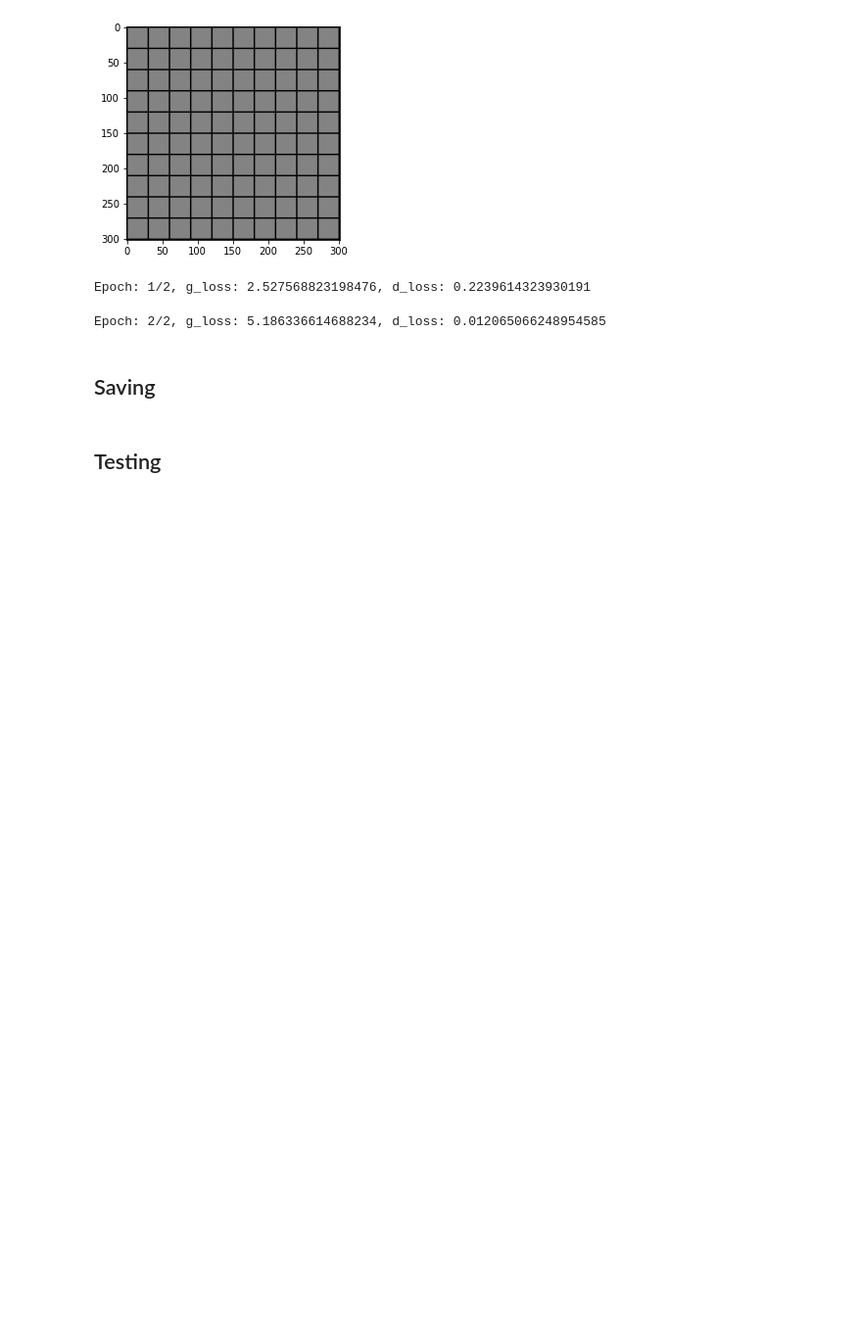
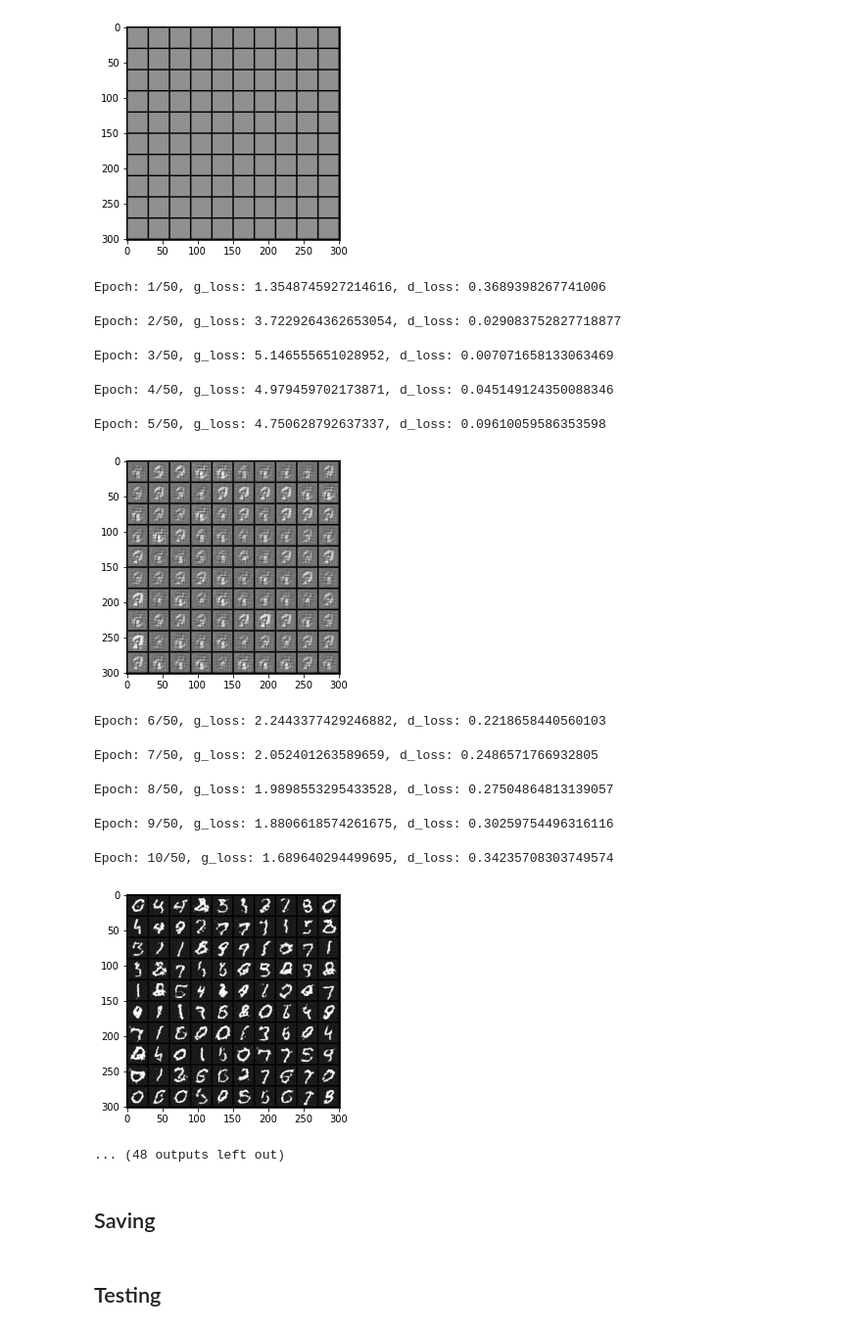
Before and after one commit to omargup/deep_convolutional_gan, a Jupyter notebook: convolutional_gan.ipynb, the cells around one changed output. Shown at 98% size. Cells and saved outputs as stored; diff of their text form; code cells hidden in the pictures; blank space fills up the shorter version.

```diff
--- a/convolutional_gan.ipynb
+++ b/convolutional_gan.ipynb
@@ -125,18 +125,17 @@ plt.show()
 ## Training
 # %%
 #Parameters and hyperparameters
-epochs = 2
+epochs = 50
 latent_size = 64
 lr = 2e-4
 betas=(0.5, 0.999)
-hidden_channels = 64
 image_channels = 1
 # %%
 generator = Generator(input_channels = latent_size,
                       output_channels = image_channels,
-                      hidden_channels = hidden_channels).to(device)
+                      hidden_channels = 64).to(device)
 discriminator = Discriminator(input_channels = image_channels,
-                              hidden_channels = hidden_channels).to(device)
+                              hidden_channels = 16).to(device)
 
 generator = generator.apply(init_weights)
 discriminator = discriminator.apply(init_weights)
@@ -175,7 +174,7 @@ def save_fake_images(idx, test_noise, file_path):
     save_image(fake_img_grid, os.path.join(file_path, file_name))
 
 
-test_noise = test_noise = torch.randn([batch_size, latent_size, 1, 1], device=device)
+test_noise = torch.randn([batch_size, latent_size, 1, 1], device=device)
 # test_noise: [batch_size, channels=latent_size, width=1, height=1]
 idx = 0
 
@@ -204,7 +203,7 @@ for epoch in range(1, epochs+1):
         d_loss_real = criterion(pred_real, target_real)
 
         # Loss for fake images
-        noise_vector = noise_vector = torch.randn([batch_size, latent_size, 1, 1], device=device)
+        noise_vector = torch.randn([real_img.shape[0], latent_size, 1, 1], device=device)
         fake_img = generator(noise_vector)
         pred_fake = discriminator(fake_img.detach())
         target_fake = torch.zeros_like(pred_fake)
@@ -222,36 +221,47 @@ for epoch in range(1, epochs+1):
         #             Generator            #
         ####################################
         generator.train()
 
         # Loss for fake images
-        noise_vector = noise_vector = torch.randn([batch_size, latent_size, 1, 1], device=device)
+        noise_vector = torch.randn([real_img.shape[0], latent_size, 1, 1], device=device)
         fake_img = generator(noise_vector)
         pred = discriminator(fake_img)
         target = torch.ones_like(pred).to(device)
         g_loss = criterion(pred, target)
 
         # Backprop and optimize
         g_optimizer.zero_grad()
         #d_optimizer.zero_grad()
         g_loss.backward()
         g_optimizer.step()
 
         # Stats
         mean_d_loss += d_loss.item() / len(train_loader)
         mean_g_loss += g_loss.item() / len(train_loader)
 
     save_fake_images(epoch, test_noise, images_path)
 
     # Verbose
     print(f"Epoch: {epoch}/{epochs}, g_loss: {mean_g_loss}, d_loss: {mean_d_loss}")
 
     # Visualization
     if (epoch % 5) == 0:
-        img = plt.imread(os.path.join(output_dir, "fake_images-{0:0=4d}.png".format(epoch)))
+        img = plt.imread(os.path.join(images_path, "fake_images-{0:0=4d}.png".format(epoch)))
         plt.imshow(img, cmap='gray')
         plt.show()
 # %% [output]
-Epoch: 1/2, g_loss: 2.527568823198476, d_loss: 0.2239614323930191
+Epoch: 1/50, g_loss: 1.3548745927214616, d_loss: 0.3689398267741006
-Epoch: 2/2, g_loss: 5.186336614688234, d_loss: 0.012065066248954585
+Epoch: 2/50, g_loss: 3.7229264362653054, d_loss: 0.029083752827718877
+Epoch: 3/50, g_loss: 5.146555651028952, d_loss: 0.007071658133063469
+Epoch: 4/50, g_loss: 4.979459702173871, d_loss: 0.045149124350088346
+Epoch: 5/50, g_loss: 4.750628792637337, d_loss: 0.09610059586353598
+[figure, added]
+Epoch: 6/50, g_loss: 2.2443377429246882, d_loss: 0.2218658440560103
+Epoch: 7/50, g_loss: 2.052401263589659, d_loss: 0.2486571766932805
+Epoch: 8/50, g_loss: 1.9898553295433528, d_loss: 0.27504864813139057
+Epoch: 9/50, g_loss: 1.8806618574261675, d_loss: 0.30259754496316116
+Epoch: 10/50, g_loss: 1.689640294499695, d_loss: 0.34235708303749574
+[figure, added]
+... (48 outputs left out)
 # %% [markdown]
 ## Saving
```
Also changed, not shown: parts of 8 cells of this notebook, 56 other files.
